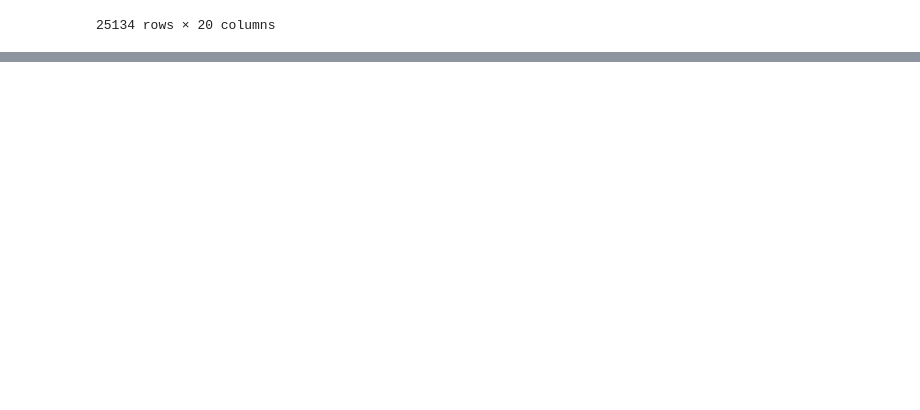
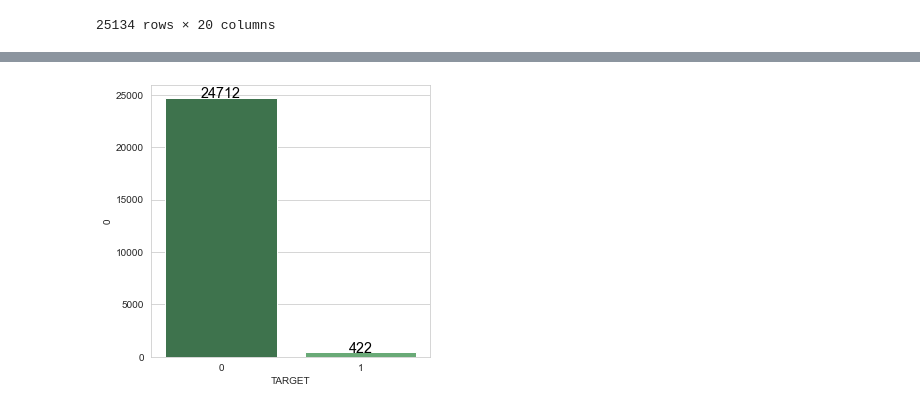
Before and after one commit to Pehu2906/Imbalanced-Data-Analysis, a Jupyter notebook: Credit Card Fraud Detection/Analysis & Pre Processing.ipynb, the cells around one changed output, grey strips where cells are left out. Drawn from its saved outputs; the diff is of its cells as text; code cells hidden in the pictures; blank space fills up the shorter version.

```diff
--- a/Credit Card Fraud Detection/Analysis & Pre Processing.ipynb
+++ b/Credit Card Fraud Detection/Analysis & Pre Processing.ipynb
@@ -32,0 +89,12 @@ data
+# %%
+#Calculating count of Fraud vs No Fraud cases
+plt.figure(figsize=(5,5))
+target_group = data.groupby('TARGET').size().reset_index()
+pal = sns.color_palette("Greens_d", len(target_group))
+rank = target_group["TARGET"].argsort().argsort()
+g = sns.barplot(x = target_group['TARGET'],y = target_group[0],palette=np.array(pal[::-1])[rank] )
+
+for index, row in target_group.iterrows():
+    g.text(row['TARGET'],row[0], round(row[0],2), color='black', ha="center",fontsize='x-large')
+# %% [output]
+[figure, added]
```
Also changed, not shown: parts of 50 cells of this notebook, 1 other file.
